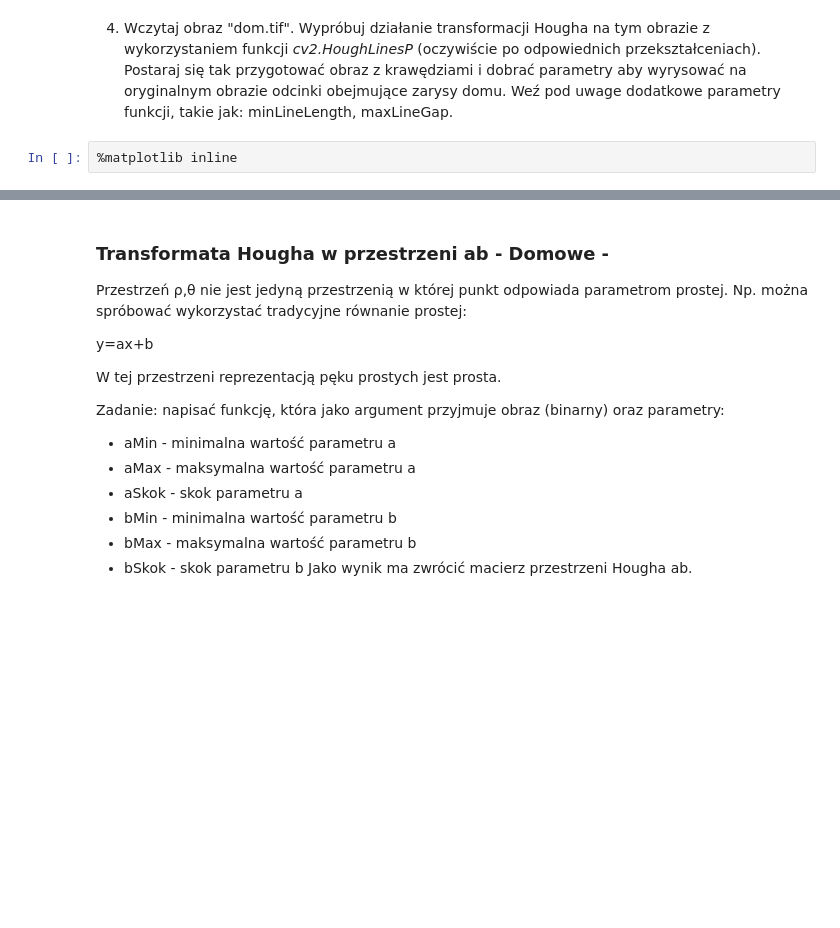
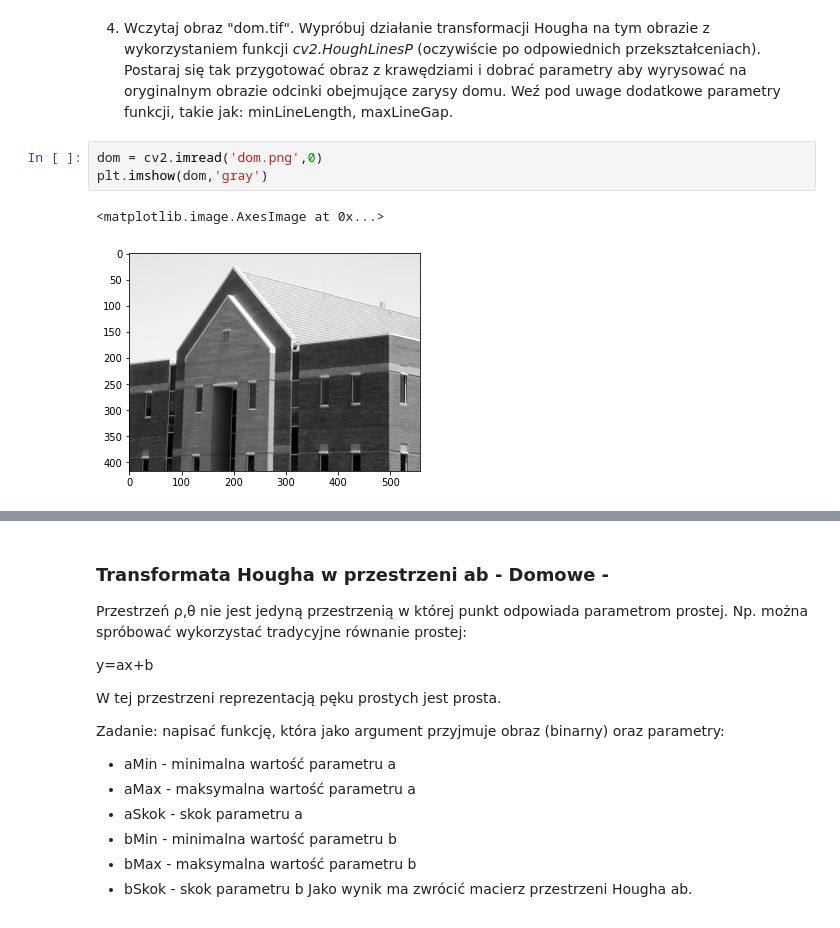
Before and after one commit to prz-ziaja/sem5, a Jupyter notebook: poc/lab11/Hough.ipynb, the cells around one changed output, grey strips where cells are left out. Cells and saved outputs as stored; diff of their text form; blank space fills up the shorter version.

```diff
--- a/poc/lab11/Hough.ipynb
+++ b/poc/lab11/Hough.ipynb
@@ -284,5 +262,9 @@ plt.imshow(img)
 [figure]
 # %% [markdown]
 4. Wczytaj obraz "dom.tif". Wypróbuj działanie transformacji Hougha na tym obrazie z wykorzystaniem funkcji _cv2.HoughLinesP_  (oczywiście po odpowiednich przekształceniach). Postaraj się tak przygotować obraz z krawędziami i dobrać parametry aby wyrysować na oryginalnym obrazie odcinki obejmujące zarysy domu. Weź pod uwage dodatkowe parametry funkcji, takie jak:   minLineLength, maxLineGap.
-# %%
-%matplotlib inline
+# %%
+dom = cv2.imread('dom.png',0)
+plt.imshow(dom,'gray')
+# %% [output]
+<matplotlib.image.AxesImage at 0x...>
+[figure, added]
```
Also changed, not shown: parts of 8 cells of this notebook, 1 other file.
